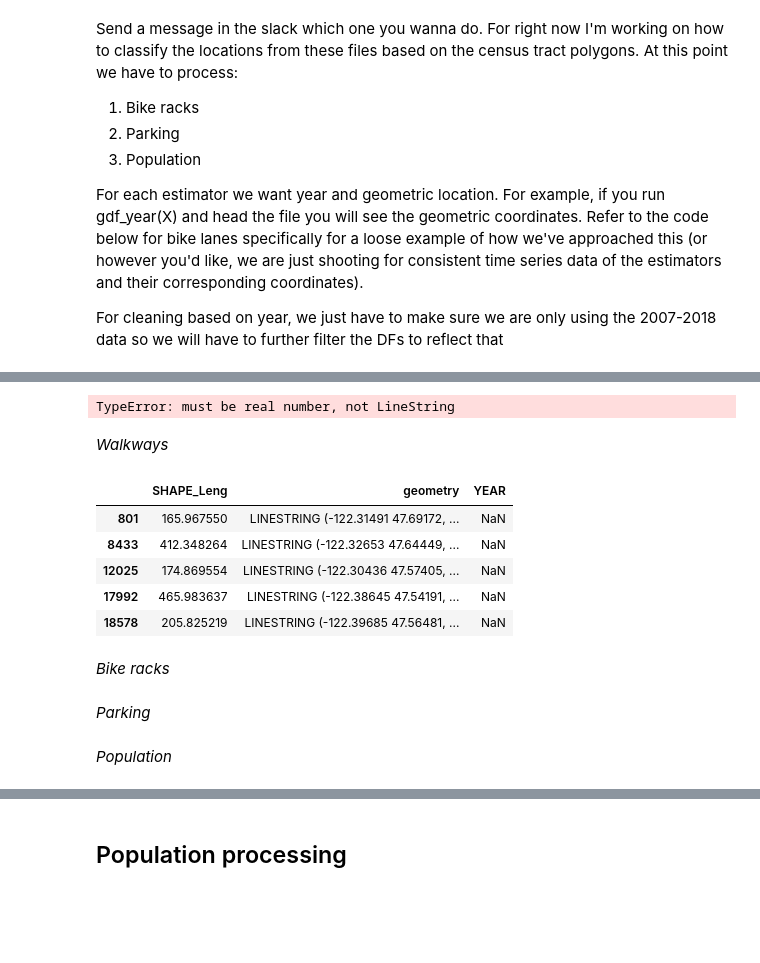
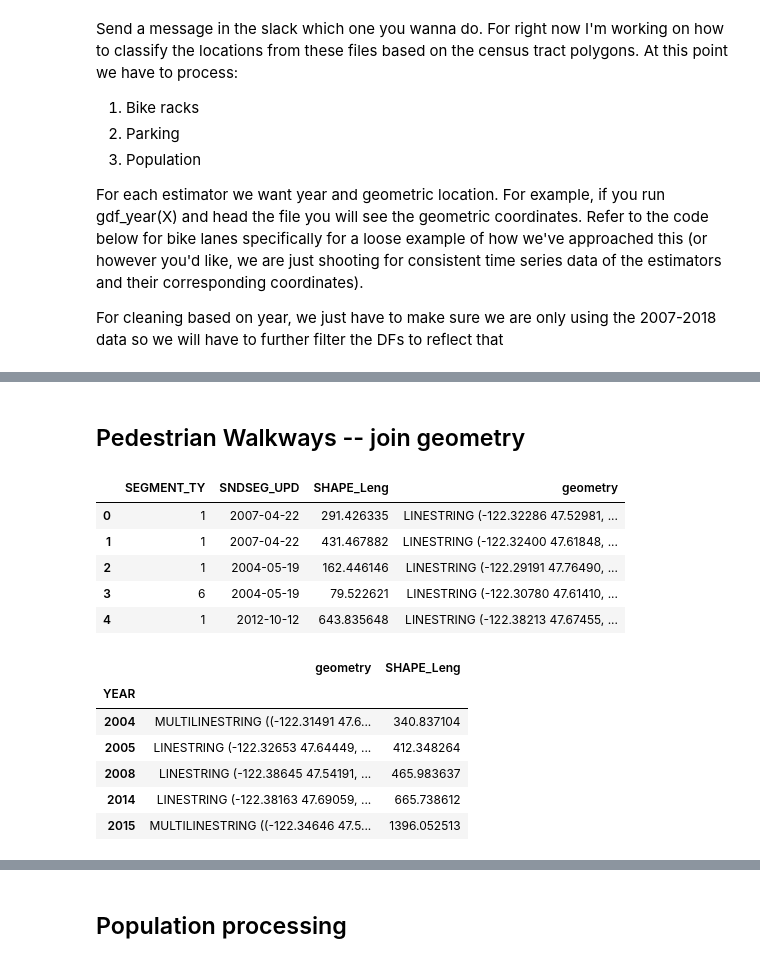
Before and after one commit to Greening-Seattle/Prediction, a Jupyter notebook: Prediction_GeoSegmentation.ipynb, the cells around one changed output, grey strips where cells are left out. Saved outputs shown, nothing was run; the diff lists cells and outputs as text; code cells hidden in the pictures; blank space fills up the shorter version.

Commit message:
Brendan draft to start work friday morning

```diff
--- a/Prediction_GeoSegmentation.ipynb
+++ b/Prediction_GeoSegmentation.ipynb
@@ -177,14 +173,14 @@ lanes_years.drop(columns=['geometry','SHAPE_Area','index_right'])
-# %%
-for lon_lat in zip(bike_cleaned.geometry):
-    pt = Point(lon_lat)
-    print(lon_lat)
-
-#Brendan -- currently working on converting input feature location to census tract class
-# %% [output]
-TypeError: must be real number, not LineString
-# %% [markdown]
-_Walkways_
+# %% [markdown]
+## Pedestrian Walkways -- join geometry
 # %%
 walk_columns = ['SEGMENT_TY', 'SNDSEG_UPD', 'SHAPE_Leng', 'geometry']
 walk = df_SND[walk_columns]
+walk.head()
+# %% [output]
+|  | SEGMENT_TY | SNDSEG_UPD | SHAPE_Leng | geometry |
+| 0 | 1 | 2007-04-22 | 291.426335 | LINESTRING (-122.32286 47.52981, ... |
+| 1 | 1 | 2007-04-22 | 431.467882 | LINESTRING (-122.32400 47.61848, ... |
+| 2 | 1 | 2004-05-19 | 162.446146 | LINESTRING (-122.29191 47.76490, ... |
+| 3 | 6 | 2004-05-19 | 79.522621 | LINESTRING (-122.30780 47.61410, ... |
+| 4 | 1 | 2012-10-12 | 643.835648 | LINESTRING (-122.38213 47.67455, ... |
 # %%
@@ -198,16 +196,13 @@ walks = walks[walks['SEGMENT_TY']==5]
 # %%
-walks_cleaned = walks.drop(columns=['SNDSEG_UPD', 'SEGMENT_TY'])
-walks_cleaned.head()
+walks_cleaned = walks.drop(columns=['SEGMENT_TY'])
-# %% [output]
-|  | SHAPE_Leng | geometry | YEAR |
-| 801 | 165.967550 | LINESTRING (-122.31491 47.69172, ... | NaN |
-| 8433 | 412.348264 | LINESTRING (-122.32653 47.64449, ... | NaN |
-| 12025 | 174.869554 | LINESTRING (-122.30436 47.57405, ... | NaN |
-| 17992 | 465.983637 | LINESTRING (-122.38645 47.54191, ... | NaN |
-| 18578 | 205.825219 | LINESTRING (-122.39685 47.56481, ... | NaN |
-# %% [markdown]
-_Bike racks_
-# %% [markdown]
-_Parking_
-# %% [markdown]
-_Population_
+# %%
+walks_data = walks_cleaned.dissolve('YEAR',aggfunc=sum)
+walks_data.head()
+# %% [output]
+|  | geometry | SHAPE_Leng |
+| YEAR |  |  |
+| 2004 | MULTILINESTRING ((-122.31491 47.6... | 340.837104 |
+| 2005 | LINESTRING (-122.32653 47.64449, ... | 412.348264 |
+| 2008 | LINESTRING (-122.38645 47.54191, ... | 465.983637 |
+| 2014 | LINESTRING (-122.38163 47.69059, ... | 665.738612 |
+| 2015 | MULTILINESTRING ((-122.34646 47.5... | 1396.052513 |
```
Also changed, not shown: parts of 22 cells of this notebook.
